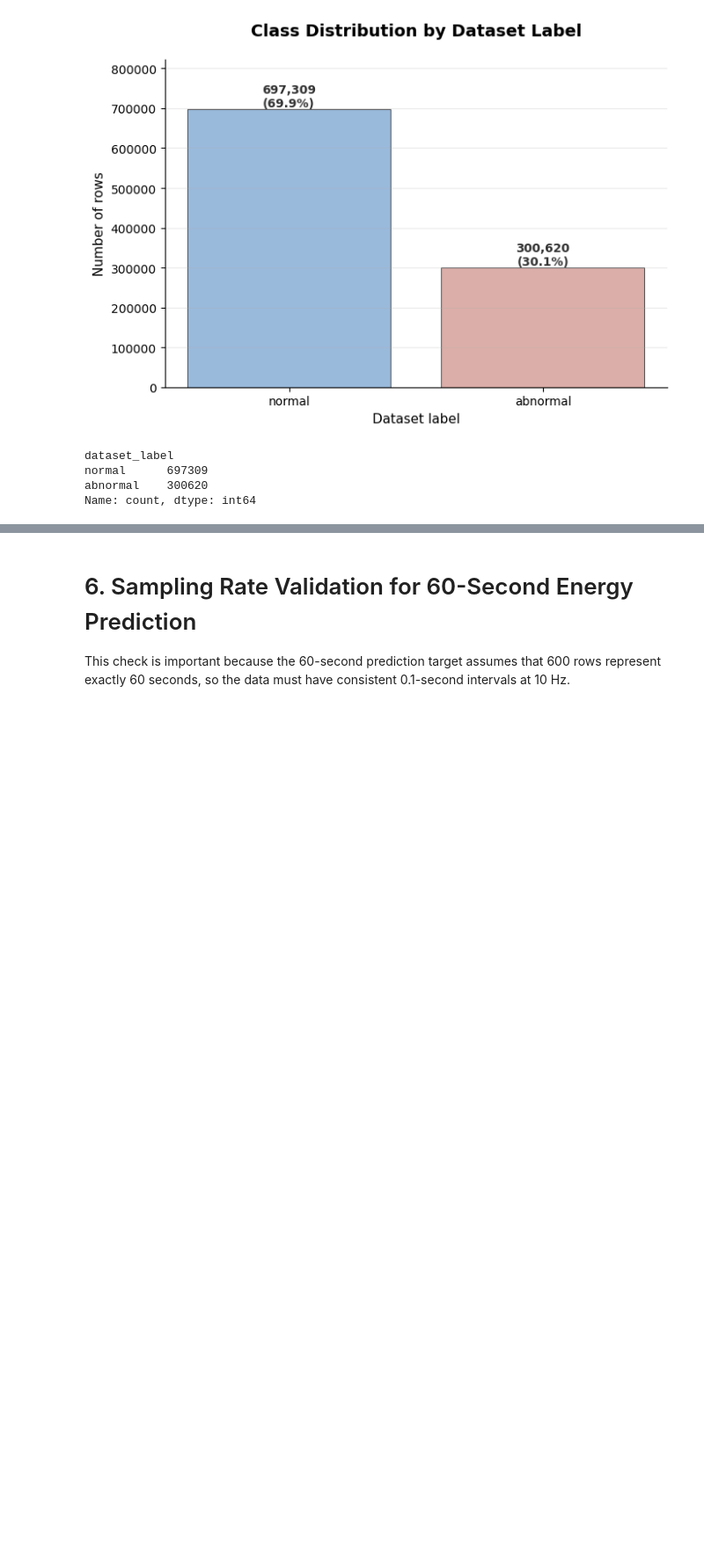
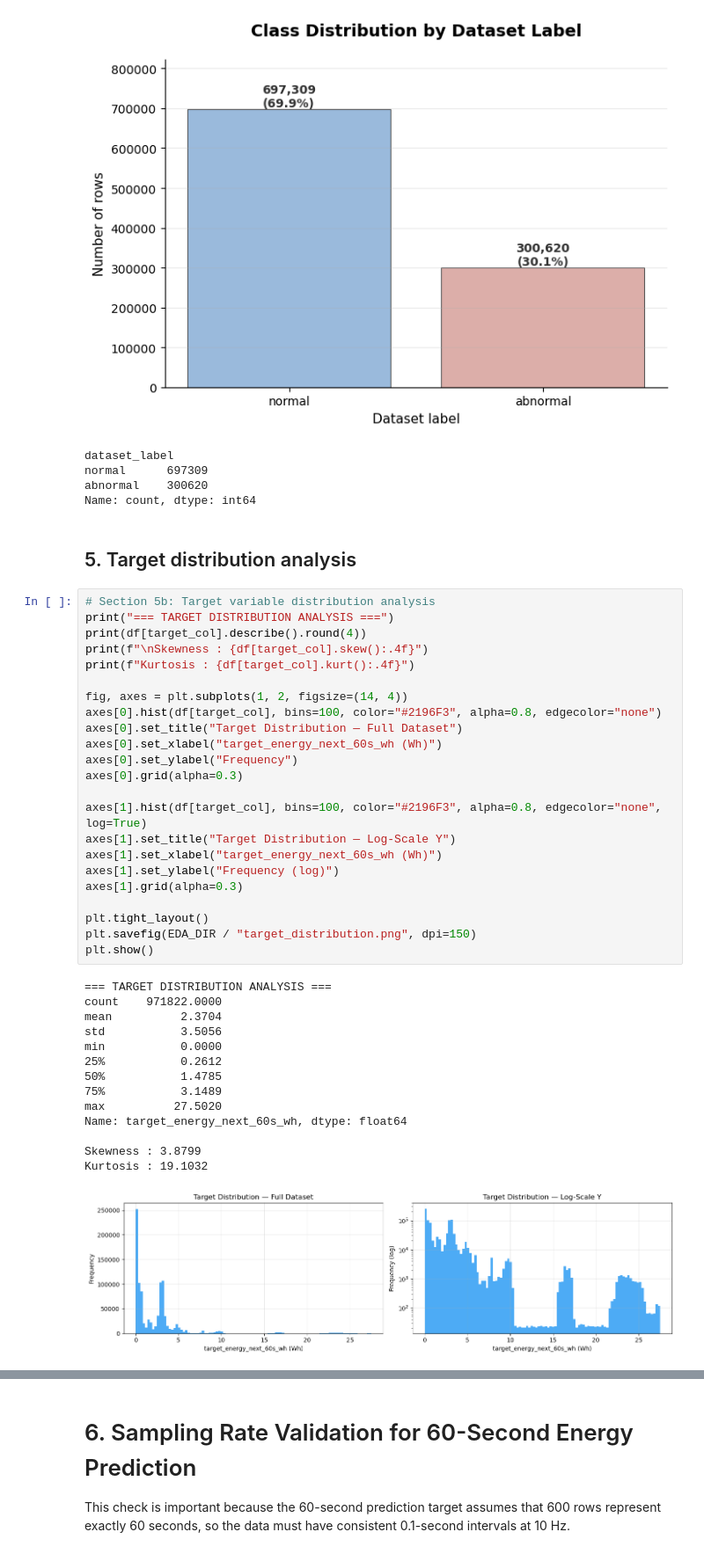
Before and after one commit to arjjunck/uav-thesis, a Jupyter notebook: uav_px4_dataset_project/notebooks/01_eda_cleaning_feature_selection.ipynb, the cells around one changed output, grey strips where cells are left out. Shown at 88% size. Saved outputs shown, nothing was run; the diff lists cells and outputs as text; blank space fills up the shorter version.

```diff
--- a/uav_px4_dataset_project/notebooks/01_eda_cleaning_feature_selection.ipynb
+++ b/uav_px4_dataset_project/notebooks/01_eda_cleaning_feature_selection.ipynb
@@ -338,3 +338,43 @@ dataset_label
 normal      697309
 abnormal    300620
 Name: count, dtype: int64
+# %% [markdown]
+## 5. Target distribution analysis
+# %%
+# Section 5b: Target variable distribution analysis
+print("=== TARGET DISTRIBUTION ANALYSIS ===")
+print(df[target_col].describe().round(4))
+print(f"\nSkewness : {df[target_col].skew():.4f}")
+print(f"Kurtosis : {df[target_col].kurt():.4f}")
+
+fig, axes = plt.subplots(1, 2, figsize=(14, 4))
+axes[0].hist(df[target_col], bins=100, color="#2196F3", alpha=0.8, edgecolor="none")
+axes[0].set_title("Target Distribution — Full Dataset")
+axes[0].set_xlabel("target_energy_next_60s_wh (Wh)")
+axes[0].set_ylabel("Frequency")
+axes[0].grid(alpha=0.3)
+
+axes[1].hist(df[target_col], bins=100, color="#2196F3", alpha=0.8, edgecolor="none", log=True)
+axes[1].set_title("Target Distribution — Log-Scale Y")
+axes[1].set_xlabel("target_energy_next_60s_wh (Wh)")
+axes[1].set_ylabel("Frequency (log)")
+axes[1].grid(alpha=0.3)
+
+plt.tight_layout()
+plt.savefig(EDA_DIR / "target_distribution.png", dpi=150)
+plt.show()
+# %% [output]
+=== TARGET DISTRIBUTION ANALYSIS ===
+count    971822.0000
+mean          2.3704
+std           3.5056
+min           0.0000
+25%           0.2612
+50%           1.4785
+75%           3.1489
+max          27.5020
+Name: target_energy_next_60s_wh, dtype: float64
+
+Skewness : 3.8799
+Kurtosis : 19.1032
+[figure, added]
```
Also changed, not shown: parts of 11 cells of this notebook, 2 other files.
